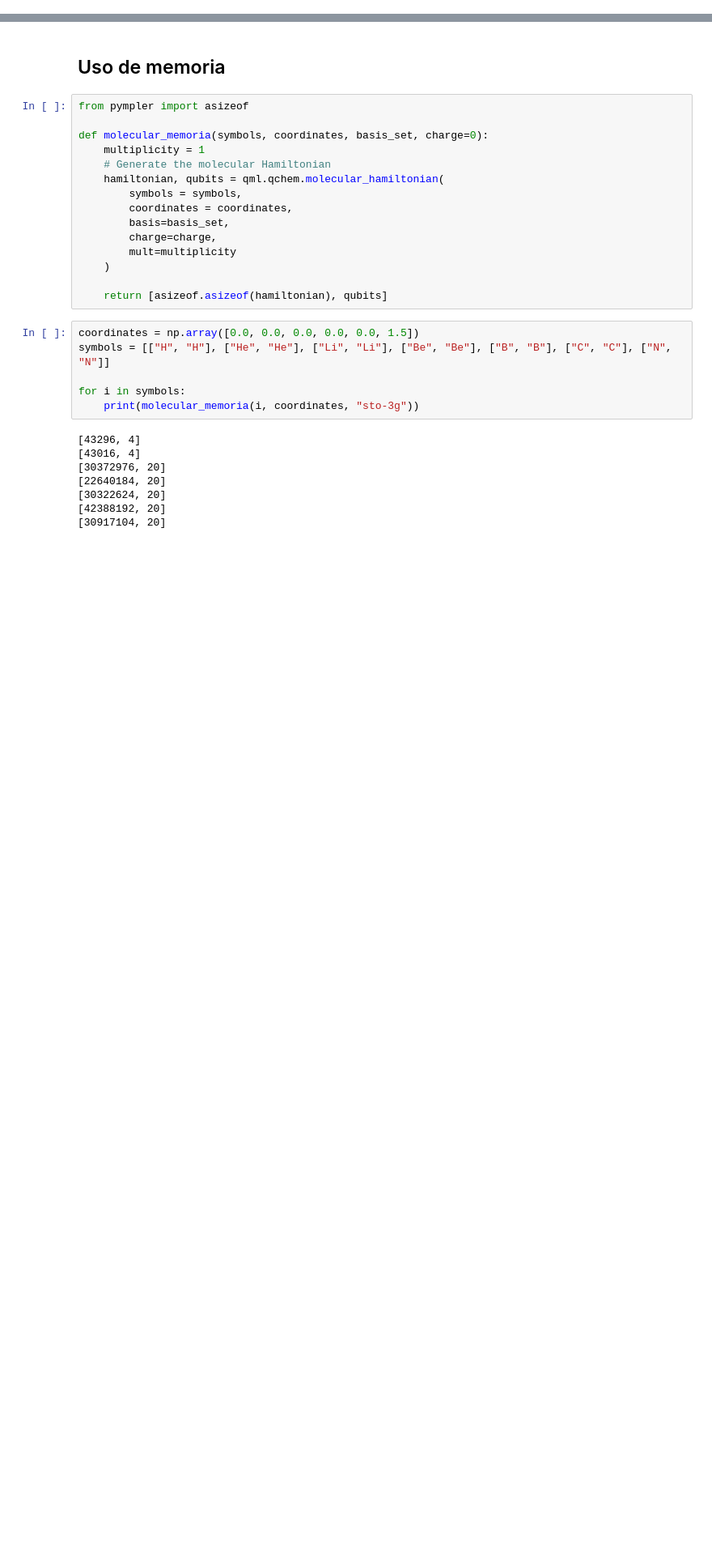
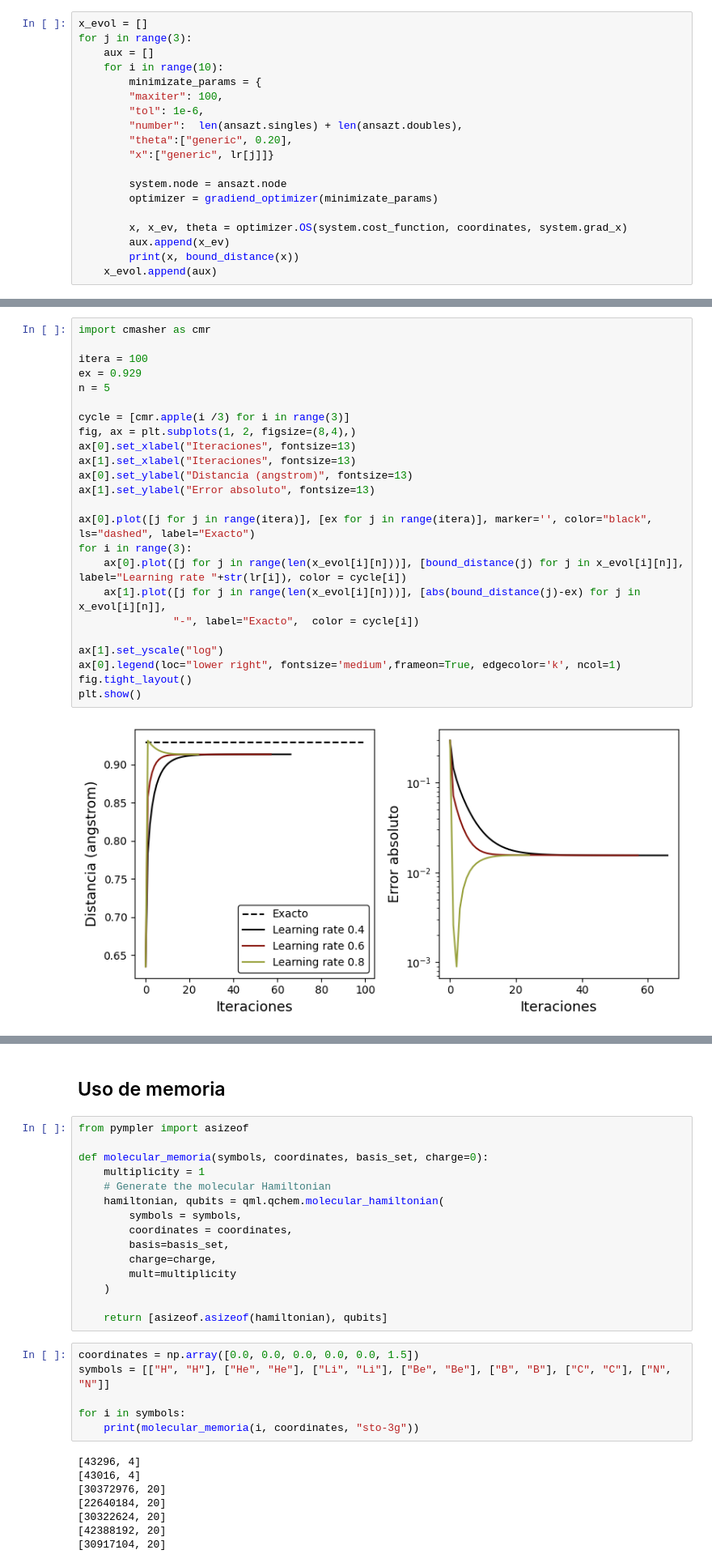
Before and after one commit to javinoram/VqePy, a Jupyter notebook: demos/Molecule2.ipynb, the cells around one changed output, grey strips where cells are left out. Shown at 81% size. Saved outputs shown, nothing was run; the diff lists cells and outputs as text; blank space fills up the shorter version.

```diff
--- a/demos/Molecule2.ipynb
+++ b/demos/Molecule2.ipynb
@@ -24,0 +62,19 @@ def molecular_energies(symbols, coordinates, basis_set, charge=0):
+# %%
+x_evol = []
+for j in range(3):
+    aux = []
+    for i in range(10):
+        minimizate_params = {
+        "maxiter": 100,
+        "tol": 1e-6,
+        "number":  len(ansazt.singles) + len(ansazt.doubles),
+        "theta":["generic", 0.20],
+        "x":["generic", lr[j]]}
+
+        system.node = ansazt.node
+        optimizer = gradiend_optimizer(minimizate_params)
+
+        x, x_ev, theta = optimizer.OS(system.cost_function, coordinates, system.grad_x)
+        aux.append(x_ev)
+        print(x, bound_distance(x))
+    x_evol.append(aux)
@@ -24,0 +99,26 @@ def molecular_energies(symbols, coordinates, basis_set, charge=0):
+# %%
+import cmasher as cmr
+
+itera = 100
+ex = 0.929
+n = 5
+
+cycle = [cmr.apple(i /3) for i in range(3)]
+fig, ax = plt.subplots(1, 2, figsize=(8,4),)
+ax[0].set_xlabel("Iteraciones", fontsize=13)
+ax[1].set_xlabel("Iteraciones", fontsize=13)
+ax[0].set_ylabel("Distancia (angstrom)", fontsize=13)
+ax[1].set_ylabel("Error absoluto", fontsize=13)
+
+ax[0].plot([j for j in range(itera)], [ex for j in range(itera)], marker='', color="black", ls="dashed", label="Exacto")
+for i in range(3):
+    ax[0].plot([j for j in range(len(x_evol[i][n]))], [bound_distance(j) for j in x_evol[i][n]], label="Learning rate "+str(lr[i]), color = cycle[i])
+    ax[1].plot([j for j in range(len(x_evol[i][n]))], [abs(bound_distance(j)-ex) for j in x_evol[i][n]],
+               "-", label="Exacto",  color = cycle[i])
+
+ax[1].set_yscale("log")
+ax[0].legend(loc="lower right", fontsize='medium',frameon=True, edgecolor='k', ncol=1)
+fig.tight_layout()
+plt.show()
+# %% [output]
+[figure, added]
```
Also changed, not shown: parts of 25 cells of this notebook, 39 other files.
